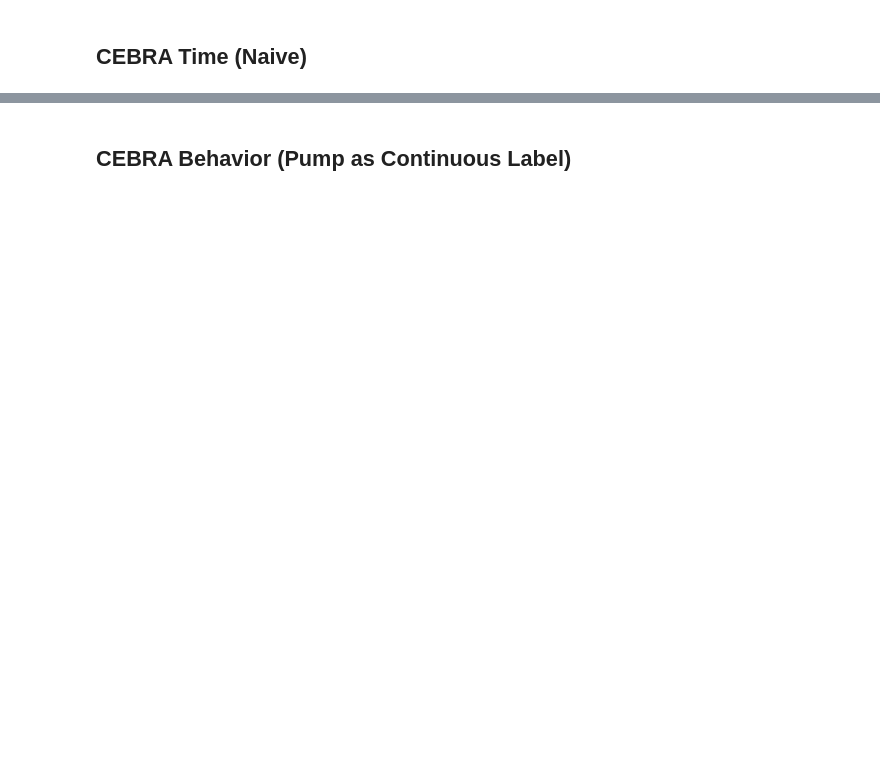
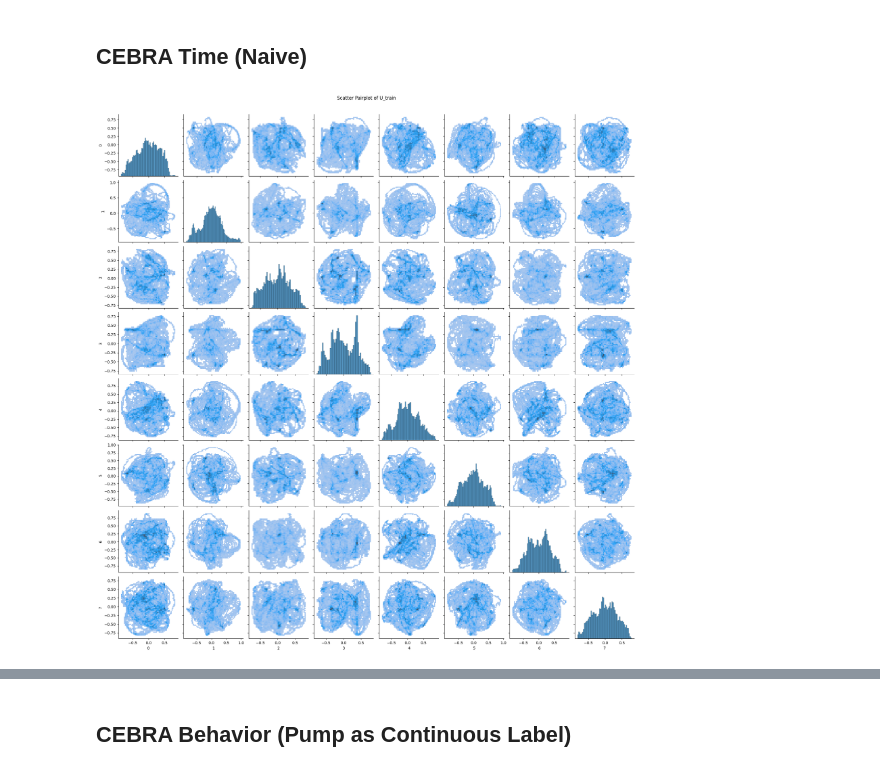
Before and after one commit to neuroscience-bonn/dimensionality-reduction, a Jupyter notebook: cebra.ipynb, the cells around one changed output, grey strips where cells are left out. Saved outputs shown, nothing was run; the diff lists cells and outputs as text; code cells hidden in the pictures; blank space fills up the shorter version.

```diff
--- a/cebra.ipynb
+++ b/cebra.ipynb
@@ -38 +63,8 @@ U = single_cebra_time.fit_transform(X)
+# %%
+# Scatter pairplot of U_train
+sns.pairplot(pd.DataFrame(U_train), kind="hist")
+plt.suptitle('Scatter Pairplot of U_train', y=1.02)
+plt.show()
+# %% [output]
+[figure, added]
 # %%
```
Also changed, not shown: parts of 12 cells of this notebook.
